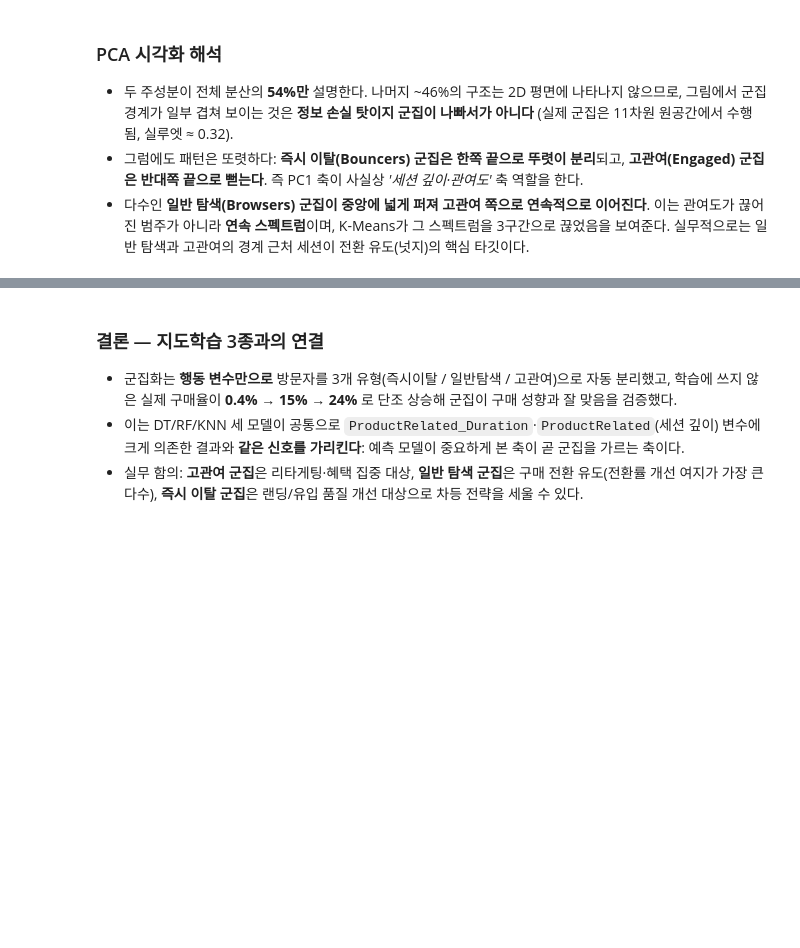
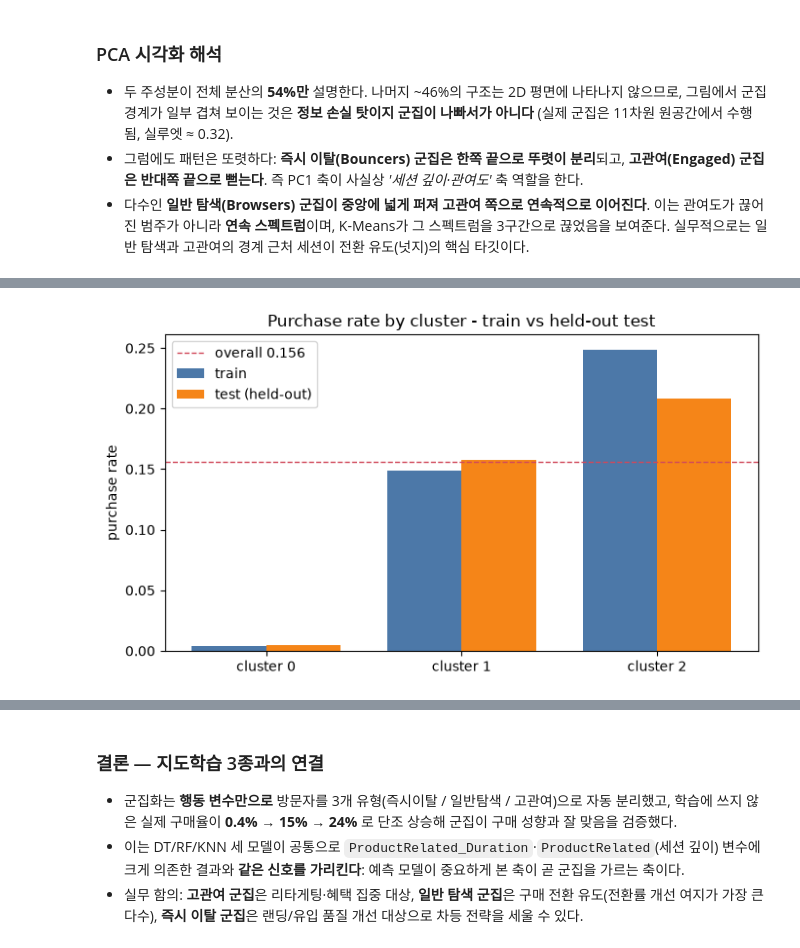
Before and after one commit to ShoppingInsight/shopper-prediction, a Jupyter notebook: models/clustering/clustering.ipynb, the cells around one changed output, grey strips where cells are left out. Saved outputs shown, nothing was run; the diff lists cells and outputs as text; code cells hidden in the pictures; blank space fills up the shorter version.

```diff
--- a/models/clustering/clustering.ipynb
+++ b/models/clustering/clustering.ipynb
@@ -66,0 +47,15 @@ KNN CSV dir : e:\shopper-prediction\models\knn\csv
+# %%
+# ── 데이터 로드 ──────────────────────────────────────────────────
+X_train = pd.read_csv('csv/X_train_knn.csv', encoding = 'utf-8')
+X_test = pd.read_csv('csv/X_test_knn.csv', encoding = 'utf-8')
+y_train = pd.read_csv('csv/y_train_knn.csv', encoding = 'utf-8')['Revenue']
+y_test = pd.read_csv('csv/y_test_knn.csv', encoding = 'utf-8')['Revenue']
+
+# 군집화는 '예측'이 아니라 '전체 구조 파악'이 목적이므로 train/test를 다시 하나로 합친다.
+X = pd.concat([X_train, X_test], ignore_index = True)
+# y(구매여부)는 군집 학습엔 절대 쓰지 않고, 나중에 '군집별 실제 구매율'을 볼 때만 참고한다.
+y = pd.concat([y_train, y_test], ignore_index = True)
+
+print(f'전체 세션   : {X.shape},  실제 구매율(참고용): {y.mean():.4f}')
+print(f'사용 변수({X.shape[1]}개): {list(X.columns)}')
+X.head()
@@ -299,0 +573,60 @@ print(f'2개 주성분 누적 설명 분산: {pca.explained_variance_ratio_.sum(
+# %%
+# ── 성능평가 ④: train/test 일반화 검증 (과적합 점검) ─────────────
+# 군집을 train으로만 만들고, 학습에 안 쓴 test에서도 같은 구조·구매율이
+# 재현되는지 본다. 재현되면 일반화된 것(과적합 아님).
+TEST_SIZE = 0.25   # 검증용으로 떼어 둘 비율(25%)
+
+# stratify=y: train/test의 구매율이 같도록 구매여부 비율을 맞춰 분할(층화).
+Xtr_raw, Xte_raw, ytr, yte = train_test_split(
+    X, y, test_size = TEST_SIZE, random_state = RANDOM_STATE, stratify = y)
+
+# 누수 방지: 전처리(log+표준화)도 train에만 fit하고, test는 그 기준으로 '변환만' 한다.
+# (test 정보가 학습에 새어들면 일반화 검증이 무의미해진다)
+Xtr_log = Xtr_raw.copy(); Xtr_log[LOG_COLS] = np.log1p(Xtr_log[LOG_COLS])
+Xte_log = Xte_raw.copy(); Xte_log[LOG_COLS] = np.log1p(Xte_log[LOG_COLS])
+sc_gen = StandardScaler().fit(Xtr_log)
+Z_tr, Z_te = sc_gen.transform(Xtr_log), sc_gen.transform(Xte_log)
+
+# train으로만 군집 학습 → test는 predict로 '가장 가까운 중심'에 배정(학습에 미사용).
+km_gen = KMeans(n_clusters = BEST_K, random_state = RANDOM_STATE, n_init = 10).fit(Z_tr)
+lab_tr, lab_te = km_gen.labels_, km_gen.predict(Z_te)
+
+# 비교 1: 실루엣이 train과 test에서 비슷한가(군집 경계가 특정 표본에 과적합 안 됐나)
+sil_tr = silhouette_score(Z_tr, lab_tr)
+sil_te = silhouette_score(Z_te, lab_te)
+
+# 비교 2: 군집별 구매율·비중이 train ≈ test 인가
+def _rate_size(lab, yv):
+    """군집별 (구매율 평균, 세션 수)를 한 번에 반환하는 작은 도우미."""
+    g = pd.DataFrame({'c': lab, 'y': yv.values}).groupby('c')['y']
+    return g.mean(), g.size()
+rt_tr, sz_tr = _rate_size(lab_tr, ytr)
+rt_te, sz_te = _rate_size(lab_te, yte)
+order = rt_tr.sort_values().index   # train 구매율 오름차순 = 즉시이탈 → 일반탐색 → 고관여
+
+gen = pd.DataFrame({
+    '라벨': ['즉시 이탈', '일반 탐색', '고관여'],
+    'train_구매율': rt_tr[order].round(4).values,
+    'test_구매율':  rt_te[order].round(4).values,
+    'train_비중':   (sz_tr[order] / sz_tr.sum()).round(3).values,
+    'test_비중':    (sz_te[order] / sz_te.sum()).round(3).values,
+}, index = [f'cluster {c}' for c in order])
+
+print('=== train/test 일반화 검증 (과적합 점검) ===')
+print(f'Silhouette : train={sil_tr:.4f}  test={sil_te:.4f}  (차이 {abs(sil_tr - sil_te):.4f})')
+print(f'전체 구매율: train={ytr.mean():.4f}  test={yte.mean():.4f}')
+print('\n군집별 구매율·비중 (train 구매율 오름차순)')
+print(gen.to_string())
+
+# 시각화: 군집별 구매율을 train vs test 막대로 나란히(격차가 test에서도 유지되는가)
+xpos = np.arange(BEST_K)
+bar_w = 0.38   # 막대 두께(두 막대가 겹치지 않게)
+plt.figure(figsize = (7, 4))
+plt.bar(xpos - bar_w / 2, rt_tr[order].values, bar_w, label = 'train', color = '#4c78a8')
+plt.bar(xpos + bar_w / 2, rt_te[order].values, bar_w, label = 'test (held-out)', color = '#f58518')
+plt.axhline(y.mean(), color = '#d1495b', ls = '--', lw = 1, label = f'overall {y.mean():.3f}')
+plt.xticks(xpos, [f'cluster {c}' for c in order])
+plt.title('Purchase rate by cluster - train vs held-out test')
+plt.ylabel('purchase rate'); plt.legend()
+plt.tight_layout(); plt.show()
+# %% [output]
@@ -299,0 +642 @@ print(f'2개 주성분 누적 설명 분산: {pca.explained_variance_ratio_.sum(
+[figure, added]
```
Also changed, not shown: parts of 32 cells of this notebook, 5 other files.
